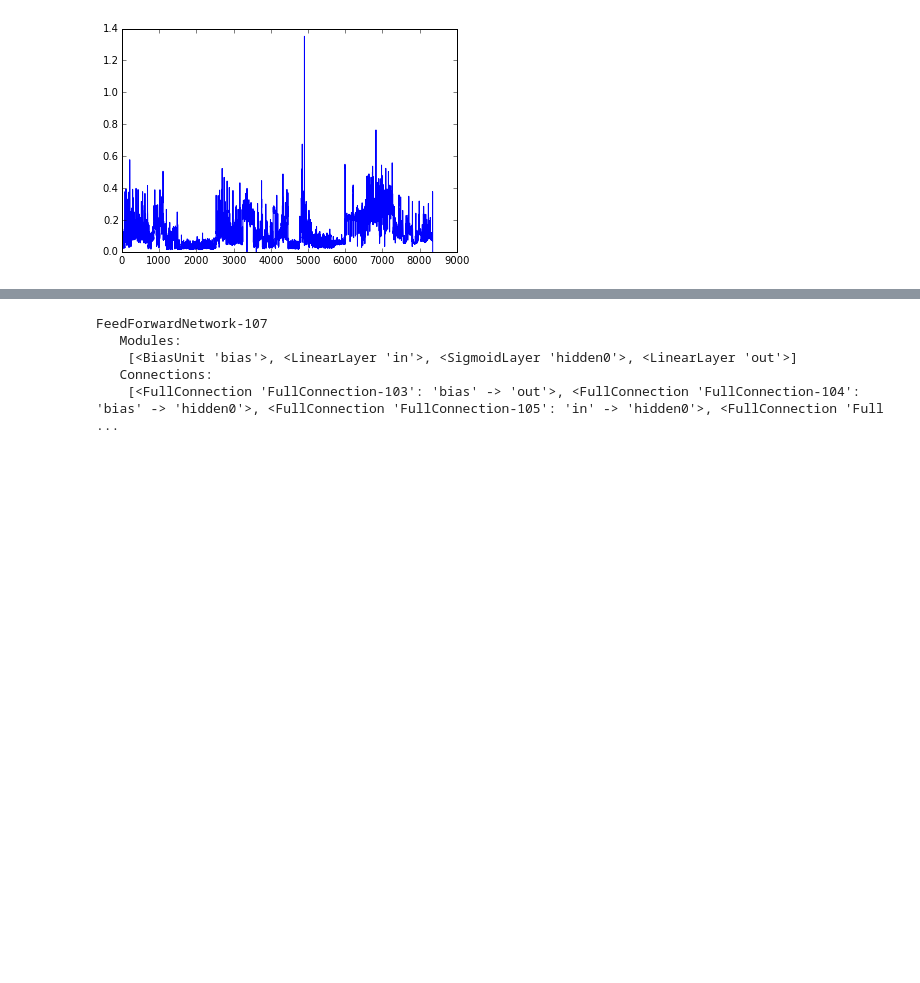
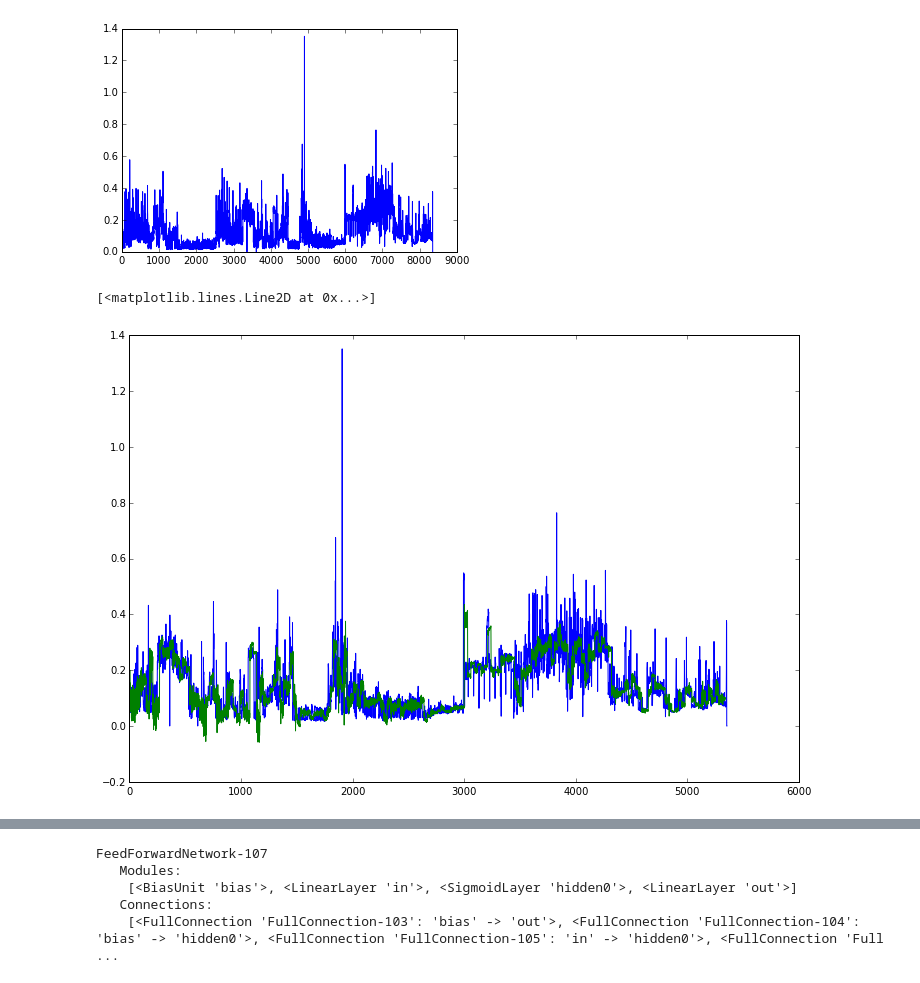
Before and after one commit to Manrich121/ForecastingCloud, a Jupyter notebook: DataPlot/src/fnn_forecast.ipynb, the cells around one changed output, grey strips where cells are left out. Cells and saved outputs as stored; diff of their text form; code cells hidden in the pictures; blank space fills up the shorter version.

Commit message:
First full file forecasts on cpu data using fnn networks

```diff
--- a/DataPlot/src/fnn_forecast.ipynb
+++ b/DataPlot/src/fnn_forecast.ipynb
@@ -29,3 +29,20 @@ plt.plot(data)
 # %% [output]
 [<matplotlib.lines.Line2D at 0x...>]
 [figure]
+# %%
+model = Fnn_model.Fnn_model(data=data, machineID = curMachine, eta=curEta, lmda=curLmda)
+model.fit()
+# %%
+pred = []
+for p in range(3000, len(data)-31,30):
+    pred.append(model.predict(30))
+    model.update()
+# %%
+pred = np.array(pred).ravel()
+# %%
+plt.figure(figsize=(12,8))
+plt.plot(data[3000:])
+plt.plot(pred)
+# %% [output]
+[<matplotlib.lines.Line2D at 0x...>]
+[figure, added]
```
Also changed, not shown: parts of 1 cell of this notebook, 2 other files.
